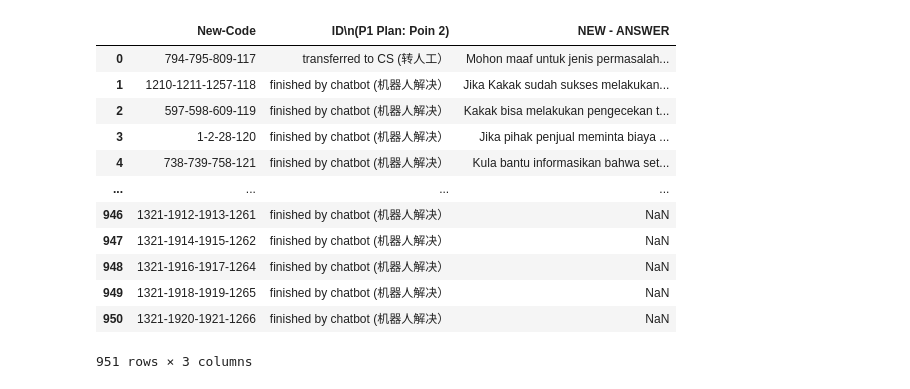
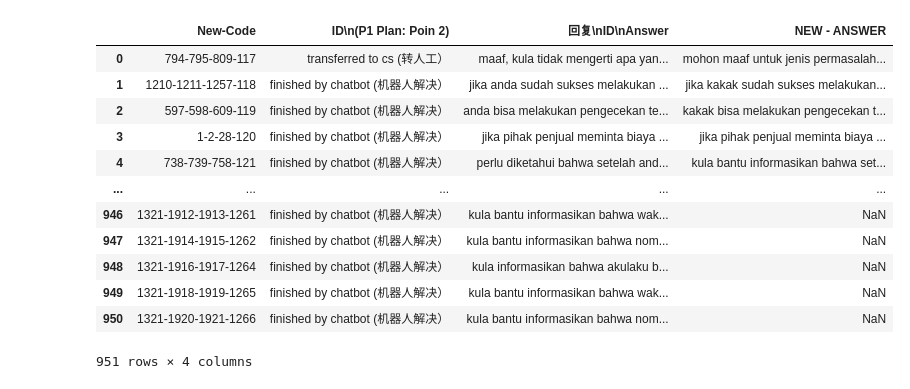
Before and after one commit to keisezrggx/ai_dashboard, a Jupyter notebook: notebooks/FAQ_id_example.ipynb, the cells around one changed output. Saved outputs shown, nothing was run; the diff lists cells and outputs as text; code cells hidden in the pictures.

Commit message:
update on dataset weekly calibration meeting

```diff
--- a/notebooks/FAQ_id_example.ipynb
+++ b/notebooks/FAQ_id_example.ipynb
@@ -42,0 +27,9 @@ df_dataset
+# %%
+# Clean dataset
+df_task = df_task.applymap(lambda x: x.strip().lower() if isinstance(x, str) else x)
+df_dataset = df_dataset.applymap(lambda x: x.strip().lower() if isinstance(x, str) else x)
+
+# clean columns names
+df_dataset = df_dataset.applymap(lambda x: x.replace('\n', ' ').replace('\r', ' ') if isinstance(x, str) else x)
+
+df_dataset.columns
@@ -43,16 +54,17 @@ df_dataset
 # %%
-df_dataset[['New-Code','ID\n(P1 Plan: Poin 2)', 'NEW - ANSWER']]
+dataset_trimmed = df_dataset[['New-Code','ID\n(P1 Plan: Poin 2)', '回复\nID\nAnswer ', 'NEW - ANSWER']]
+dataset_trimmed
 # %% [output]
-|  | New-Code | ID\n(P1 Plan: Poin 2) | NEW - ANSWER |
-| 0 | 794-795-809-117 | transferred to CS (转人工） | Mohon maaf untuk jenis permasalah... |
-| 1 | 1210-1211-1257-118 | finished by chatbot (机器人解决） | Jika Kakak sudah sukses melakukan... |
-| 2 | 597-598-609-119 | finished by chatbot (机器人解决） | Kakak bisa melakukan pengecekan t... |
-| 3 | 1-2-28-120 | finished by chatbot (机器人解决） | Jika pihak penjual meminta biaya ... |
-| 4 | 738-739-758-121 | finished by chatbot (机器人解决） | Kula bantu informasikan bahwa set... |
-| ... | ... | ... | ... |
-| 946 | 1321-1912-1913-1261 | finished by chatbot (机器人解决） | NaN |
-| 947 | 1321-1914-1915-1262 | finished by chatbot (机器人解决） | NaN |
-| 948 | 1321-1916-1917-1264 | finished by chatbot (机器人解决） | NaN |
-| 949 | 1321-1918-1919-1265 | finished by chatbot (机器人解决） | NaN |
-| 950 | 1321-1920-1921-1266 | finished by chatbot (机器人解决） | NaN |
+|  | New-Code | ID\n(P1 Plan: Poin 2) | 回复\nID\nAnswer | NEW - ANSWER |
+| 0 | 794-795-809-117 | transferred to cs (转人工） | maaf, kula tidak mengerti apa yan... | mohon maaf untuk jenis permasalah... |
+| 1 | 1210-1211-1257-118 | finished by chatbot (机器人解决） | jika anda sudah sukses melakukan ... | jika kakak sudah sukses melakukan... |
+| 2 | 597-598-609-119 | finished by chatbot (机器人解决） | anda bisa melakukan pengecekan te... | kakak bisa melakukan pengecekan t... |
+| 3 | 1-2-28-120 | finished by chatbot (机器人解决） | jika pihak penjual meminta biaya ... | jika pihak penjual meminta biaya ... |
+| 4 | 738-739-758-121 | finished by chatbot (机器人解决） | perlu diketahui bahwa setelah and... | kula bantu informasikan bahwa set... |
+| ... | ... | ... | ... | ... |
+| 946 | 1321-1912-1913-1261 | finished by chatbot (机器人解决） | kula bantu informasikan bahwa wak... | NaN |
+| 947 | 1321-1914-1915-1262 | finished by chatbot (机器人解决） | kula bantu informasikan bahwa nom... | NaN |
+| 948 | 1321-1916-1917-1264 | finished by chatbot (机器人解决） | kula informasikan bahwa akulaku b... | NaN |
+| 949 | 1321-1918-1919-1265 | finished by chatbot (机器人解决） | kula bantu informasikan bahwa wak... | NaN |
+| 950 | 1321-1920-1921-1266 | finished by chatbot (机器人解决） | kula bantu informasikan bahwa nom... | NaN |
-951 rows × 3 columns
+951 rows × 4 columns
```
Also changed, not shown: parts of 5 cells of this notebook, 27 other files.
